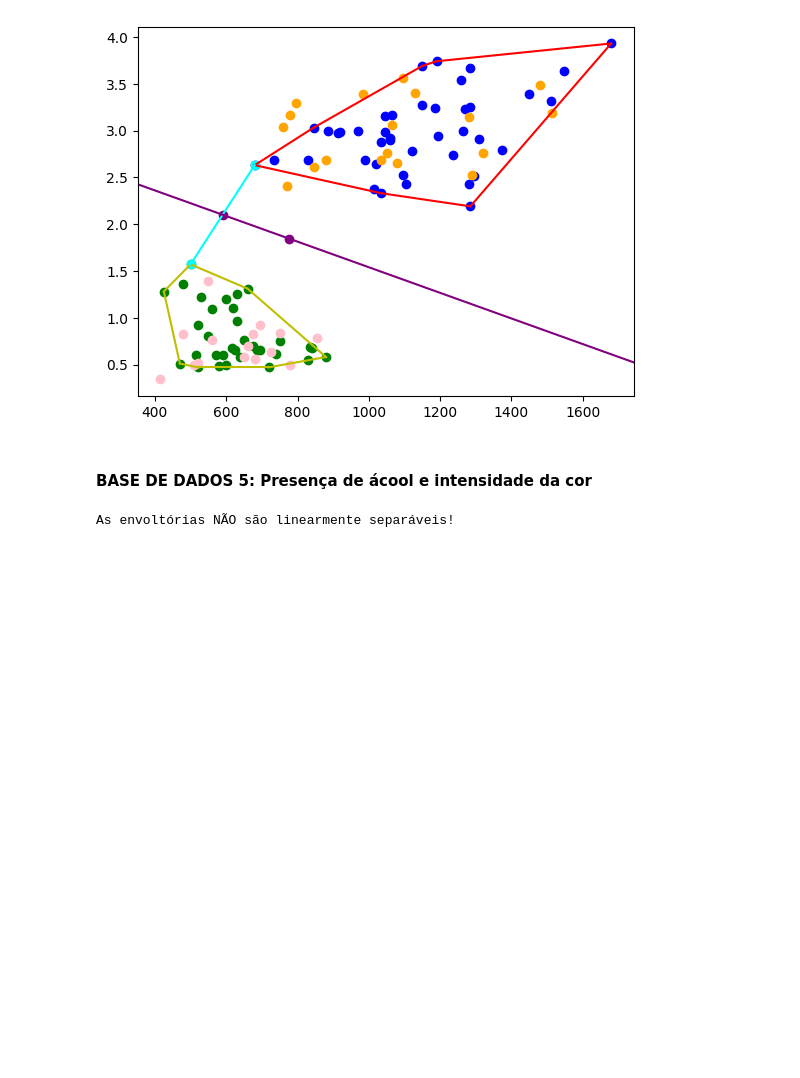
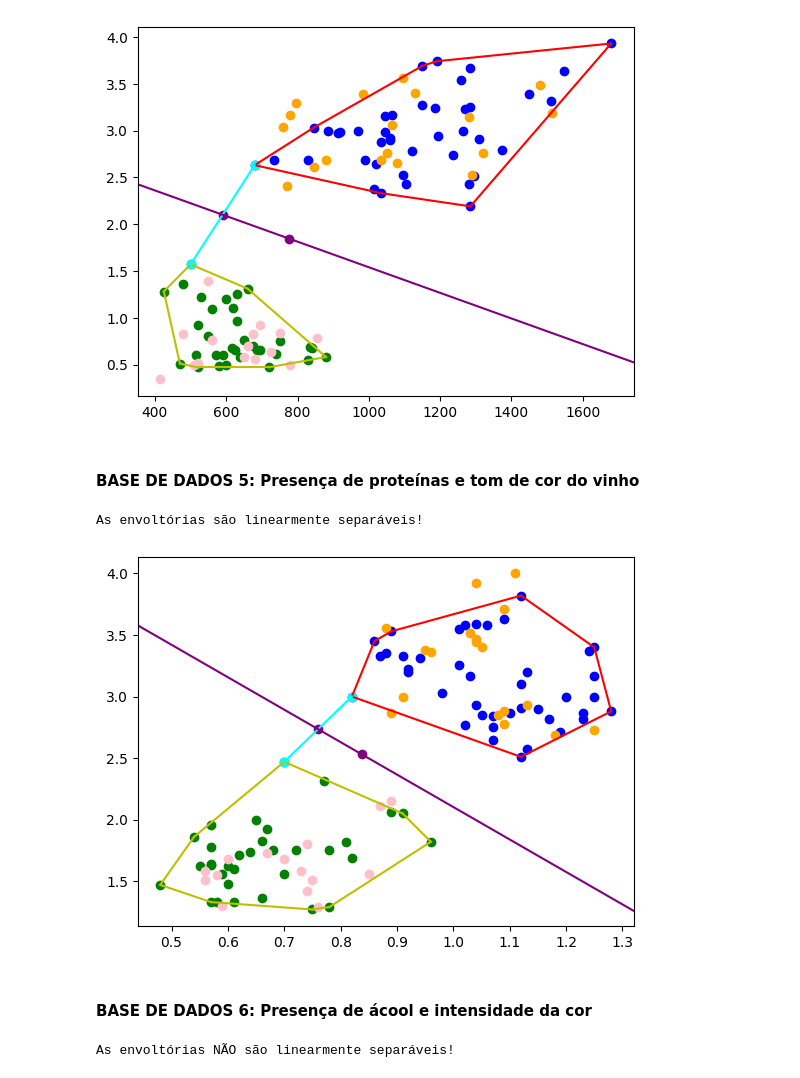
Before and after one commit to Chbmleao/Algorithms2-TP1, a Jupyter notebook: tp1.ipynb, the cells around one changed output. Saved outputs shown, nothing was run; the diff lists cells and outputs as text; code cells hidden in the pictures; blank space fills up the shorter version.

```diff
--- a/tp1.ipynb
+++ b/tp1.ipynb
@@ -1066,8 +1065,61 @@ plt.show()
 # %% [output]
 As envoltórias são linearmente separáveis!
 [figure]
+# %% [markdown]
+#### BASE DE DADOS 5: Presença de proteínas e tom de cor do vinho
+# %%
+from sklearn.datasets import load_wine
+wine = load_wine()
+wineData = wine.data
+wineTarget = np.array(wine.target)
+
+columnsOfInterest = [10, 11] # hue, od280/od315_of_diluted_wines
+wineDataOfInterest = wineData[:, columnsOfInterest]
+
+wine0Data = wineDataOfInterest[np.where(wineTarget == 0)]
+wine2Data = wineDataOfInterest[np.where(wineTarget == 2)]
+
+wine0Points = datasetToPoints(wine0Data)
+wine2Points = datasetToPoints(wine2Data)
+
+concatenatedPoints = wine0Points + wine2Points
+transform, revert = min_max_scaling(concatenatedPoints, 0, 10)
+
+(wine0TrainingPoints, wine0TestPoints) = trainTestSplit(wine0Points, 70)
+(wine2TrainingPoints, wine2TestPoints) = trainTestSplit(wine2Points, 70)
+
+wine0Hull = giftWrapping(wine0TrainingPoints)
+wine2Hull = giftWrapping(wine2TrainingPoints)
+
+# Determine if the wine0 and versicolor hulls are linearly separable
+printAux = '' if isLinearlySeparable(wine0Hull, wine2Hull) else 'NÃO '
+print('As envoltórias ' + printAux + 'são linearmente separáveis!')
+
+normalizedWine0Hull = list(map(transform, wine0Hull))
+normalizedWine2Hull = list(map(transform, wine2Hull))
+
+# Get the separation line that separates the wine0 and versicolor hulls
+closestPoints = getClosestPoints(normalizedWine0Hull, normalizedWine2Hull)
+closest_points_segment = Segment(closestPoints[0], closestPoints[1])
+separation_segment = getLinearSeparationSegment(closestPoints)
+
+separation_segment = Segment(revert(separation_segment.p1), revert(separation_segment.p2))
+closest_points_segment.p1 = revert(closest_points_segment.p1)
+closest_points_segment.p2 = revert(closest_points_segment.p2)
+
+# Classify the test points
+concatenatedTestPoints = wine0TestPoints + wine2TestPoints
+classification = classifyPoints(concatenatedTestPoints, separation_segment)
+
+scatterPlots((wine0TrainingPoints, wine0Hull), (wine2TrainingPoints, wine2Hull))
+linearSeparationPlot(closest_points_segment, separation_segment)
+plotClusters(classification)
+plt.show()
+# %% [output]
+As envoltórias são linearmente separáveis!
+[figure, added]
 # %% [markdown]
-#### BASE DE DADOS 5: Presença de ácool e intensidade da cor
+#### BASE DE DADOS 6: Presença de ácool e intensidade da cor
 # %%
 import numpy as np
 from sklearn.datasets import load_wine
```
Also changed, not shown: parts of 7 cells of this notebook.
